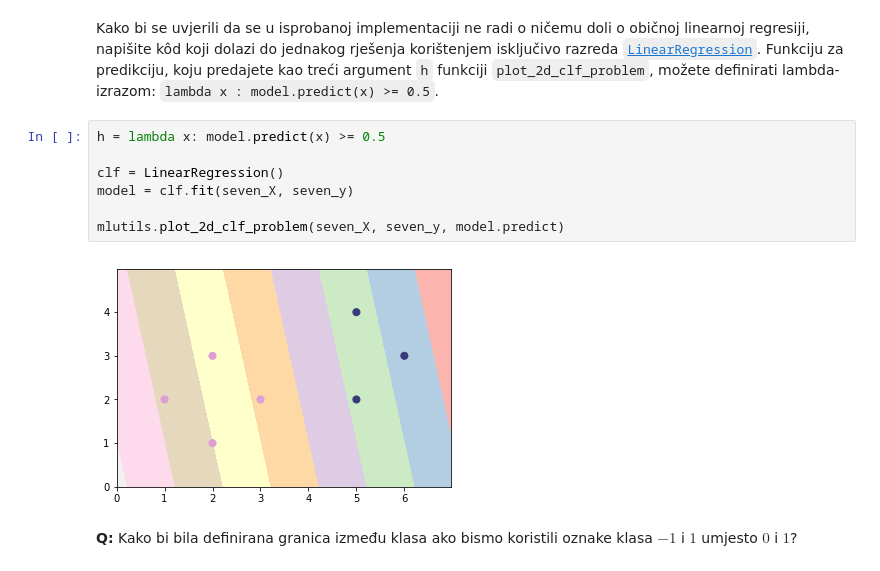
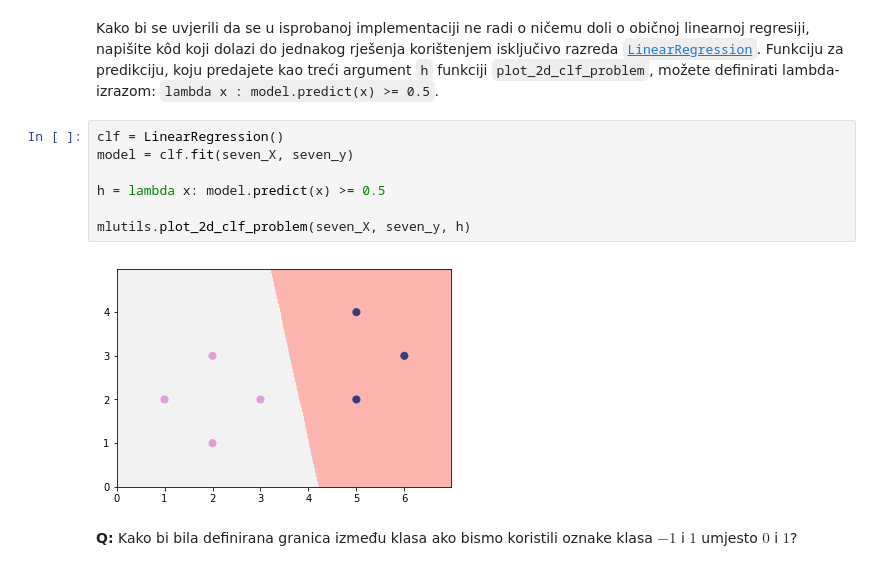
Before and after one commit to kristijanbartol/Machine-Learning, a Jupyter notebook: lab2/SU-2017-LAB2-LDM-i-LR.ipynb, the cells around one changed output. Cells and saved outputs as stored; diff of their text form.

```diff
--- a/lab2/SU-2017-LAB2-LDM-i-LR.ipynb
+++ b/lab2/SU-2017-LAB2-LDM-i-LR.ipynb
@@ -69,14 +69,14 @@ Accuracy: 1.0
 # %% [markdown]
 Kako bi se uvjerili da se u isprobanoj implementaciji ne radi o ničemu doli o običnoj linearnoj regresiji, napišite kôd koji dolazi do jednakog rješenja korištenjem isključivo razreda [`LinearRegression`](http://scikit-learn.org/stable/modules/generated/sklearn.linear_model.LinearRegression.html). Funkciju za predikciju, koju predajete kao treći argument `h` funkciji `plot_2d_clf_problem`, možete definirati lambda-izrazom: `lambda x : model.predict(x) >= 0.5`.
 # %%
-h = lambda x: model.predict(x) >= 0.5
-
 clf = LinearRegression()
 model = clf.fit(seven_X, seven_y)
 
-mlutils.plot_2d_clf_problem(seven_X, seven_y, model.predict)
+h = lambda x: model.predict(x) >= 0.5
+
+mlutils.plot_2d_clf_problem(seven_X, seven_y, h)
 # %% [output]
-[figure, old version]
+[figure, new version]
 # %% [markdown]
 **Q:** Kako bi bila definirana granica između klasa ako bismo koristili oznake klasa $-1$ i $1$ umjesto $0$ i $1$?
 # %% [markdown]
```
Also changed, not shown: parts of 3 cells of this notebook, 3 other files.
